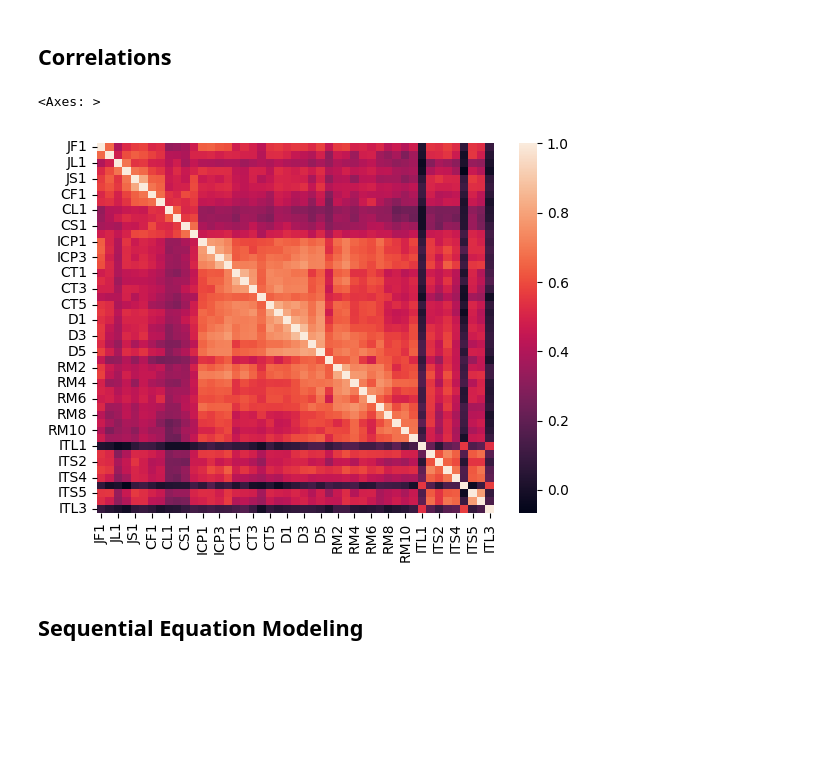
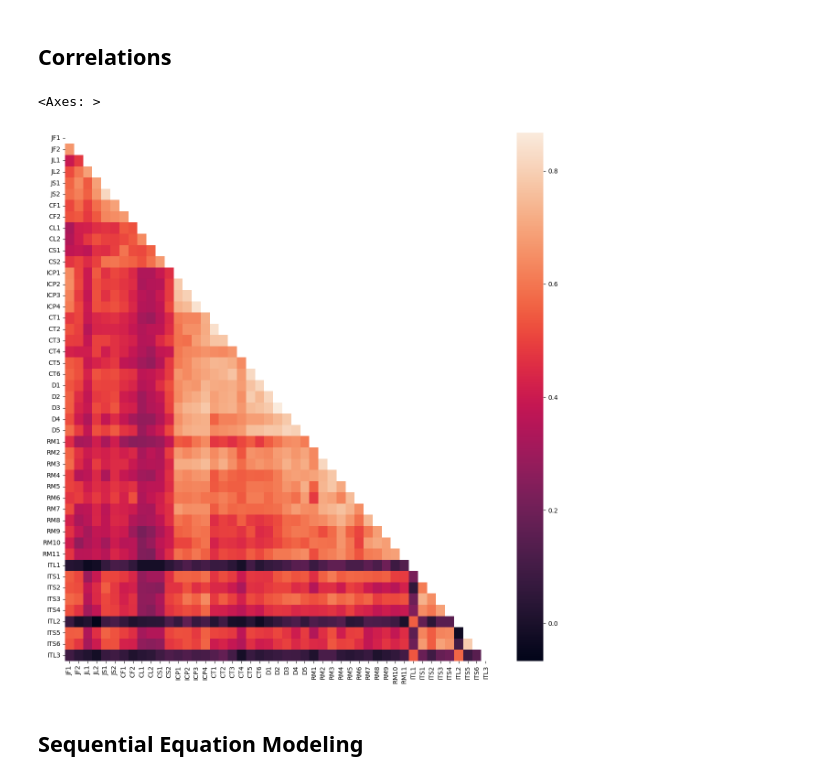
Before and after one commit to pjcroxas/Talent-Retention-in-Railway-Workforce, a Jupyter notebook: Talent_Retention_in_Railway_Workforce.ipynb, the cells around one changed output. Cells and saved outputs as stored; diff of their text form; code cells hidden in the pictures; blank space fills up the shorter version.

```diff
--- a/Talent_Retention_in_Railway_Workforce.ipynb
+++ b/Talent_Retention_in_Railway_Workforce.ipynb
@@ -182,9 +203,12 @@ gfv
 | Cum. Prop. Var. | 0.339745 | 0.529927 | 0.594193 |
 # %% [markdown]
 ## **Correlations**
-# %%
-sns.heatmap(tr_fa.corr())
-# %% [output]
-<Axes: >
-[figure, removed]
+# %%
+plt.figure(figsize=(15, 15))
+fa_corr = tr_fa.corr()
+mask = np.triu(np.ones_like(fa_corr, dtype=bool))
+sns.heatmap(fa_corr, mask=mask)
+# %% [output]
+<Axes: >
+[figure, added]
 # %%
```
Also changed, not shown: parts of 19 cells of this notebook.
